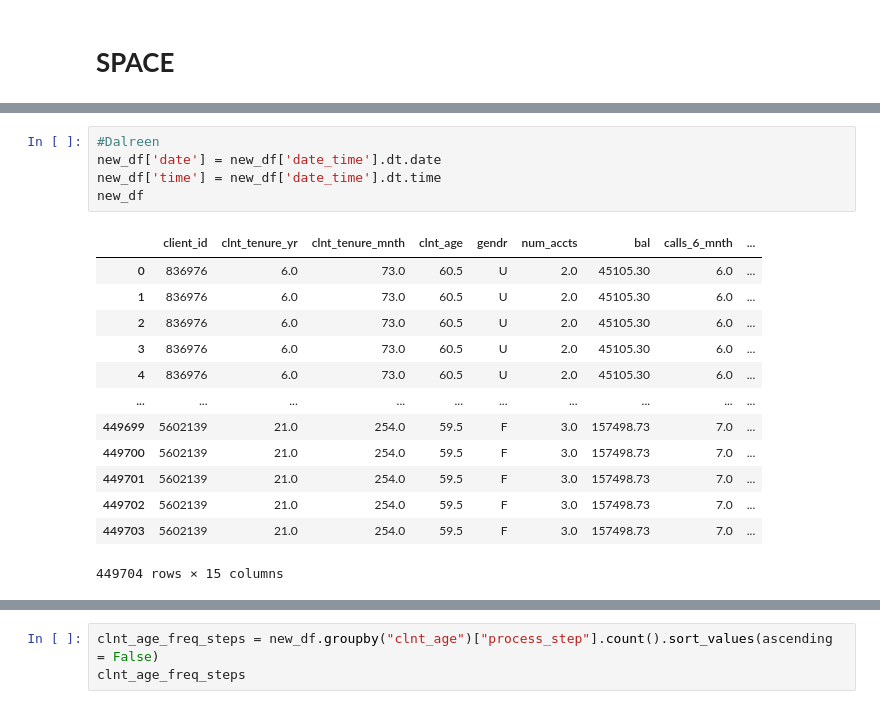
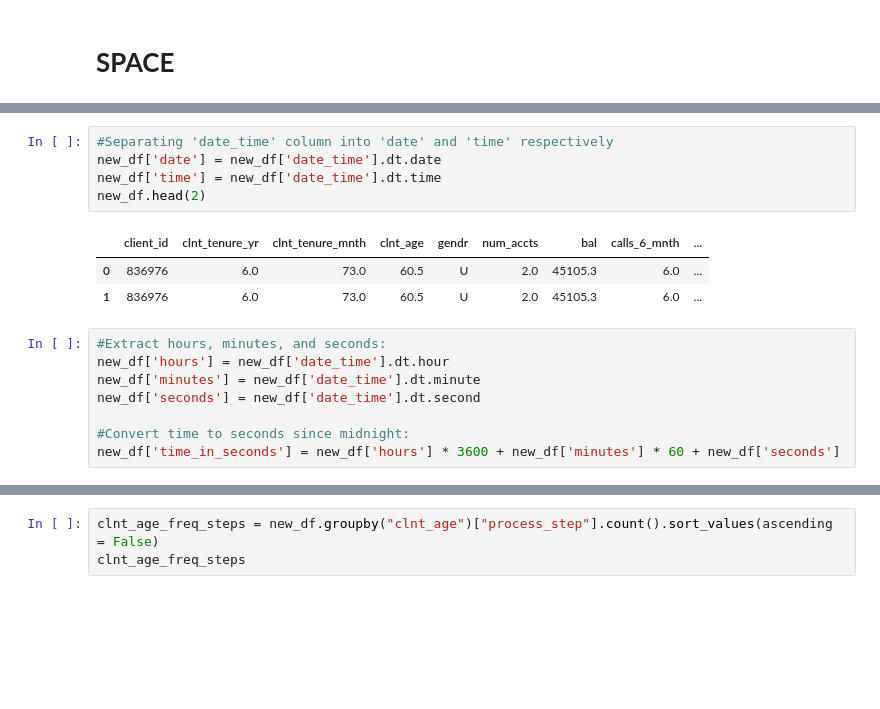
Before and after one commit to Josepdmo/PROJECT2, a Jupyter notebook: EXPLORATORY.ipynb, the cells around one changed output, grey strips where cells are left out. Cells and saved outputs as stored; diff of their text form; blank space fills up the shorter version.

```diff
--- a/EXPLORATORY.ipynb
+++ b/EXPLORATORY.ipynb
@@ -453,20 +484,18 @@ new_df
 # %%
-#Dalreen
+#Separating 'date_time' column into 'date' and 'time' respectively
 new_df['date'] = new_df['date_time'].dt.date
 new_df['time'] = new_df['date_time'].dt.time
-new_df
+new_df.head(2)
 # %% [output]
 |  | client_id | clnt_tenure_yr | clnt_tenure_mnth | clnt_age | gendr | num_accts | bal | calls_6_mnth | ... |
-| 0 | 836976 | 6.0 | 73.0 | 60.5 | U | 2.0 | 45105.30 | 6.0 | ... |
-| 1 | 836976 | 6.0 | 73.0 | 60.5 | U | 2.0 | 45105.30 | 6.0 | ... |
-| 2 | 836976 | 6.0 | 73.0 | 60.5 | U | 2.0 | 45105.30 | 6.0 | ... |
-| 3 | 836976 | 6.0 | 73.0 | 60.5 | U | 2.0 | 45105.30 | 6.0 | ... |
-| 4 | 836976 | 6.0 | 73.0 | 60.5 | U | 2.0 | 45105.30 | 6.0 | ... |
-| ... | ... | ... | ... | ... | ... | ... | ... | ... | ... |
-| 449699 | 5602139 | 21.0 | 254.0 | 59.5 | F | 3.0 | 157498.73 | 7.0 | ... |
-| 449700 | 5602139 | 21.0 | 254.0 | 59.5 | F | 3.0 | 157498.73 | 7.0 | ... |
-| 449701 | 5602139 | 21.0 | 254.0 | 59.5 | F | 3.0 | 157498.73 | 7.0 | ... |
-| 449702 | 5602139 | 21.0 | 254.0 | 59.5 | F | 3.0 | 157498.73 | 7.0 | ... |
-| 449703 | 5602139 | 21.0 | 254.0 | 59.5 | F | 3.0 | 157498.73 | 7.0 | ... |
+| 0 | 836976 | 6.0 | 73.0 | 60.5 | U | 2.0 | 45105.3 | 6.0 | ... |
+| 1 | 836976 | 6.0 | 73.0 | 60.5 | U | 2.0 | 45105.3 | 6.0 | ... |
-449704 rows × 15 columns
+# %%
+#Extract hours, minutes, and seconds:
+new_df['hours'] = new_df['date_time'].dt.hour
+new_df['minutes'] = new_df['date_time'].dt.minute
+new_df['seconds'] = new_df['date_time'].dt.second
+
+#Convert time to seconds since midnight:
+new_df['time_in_seconds'] = new_df['hours'] * 3600 + new_df['minutes'] * 60 + new_df['seconds']
 # %%
```
Also changed, not shown: parts of 40 cells of this notebook.
